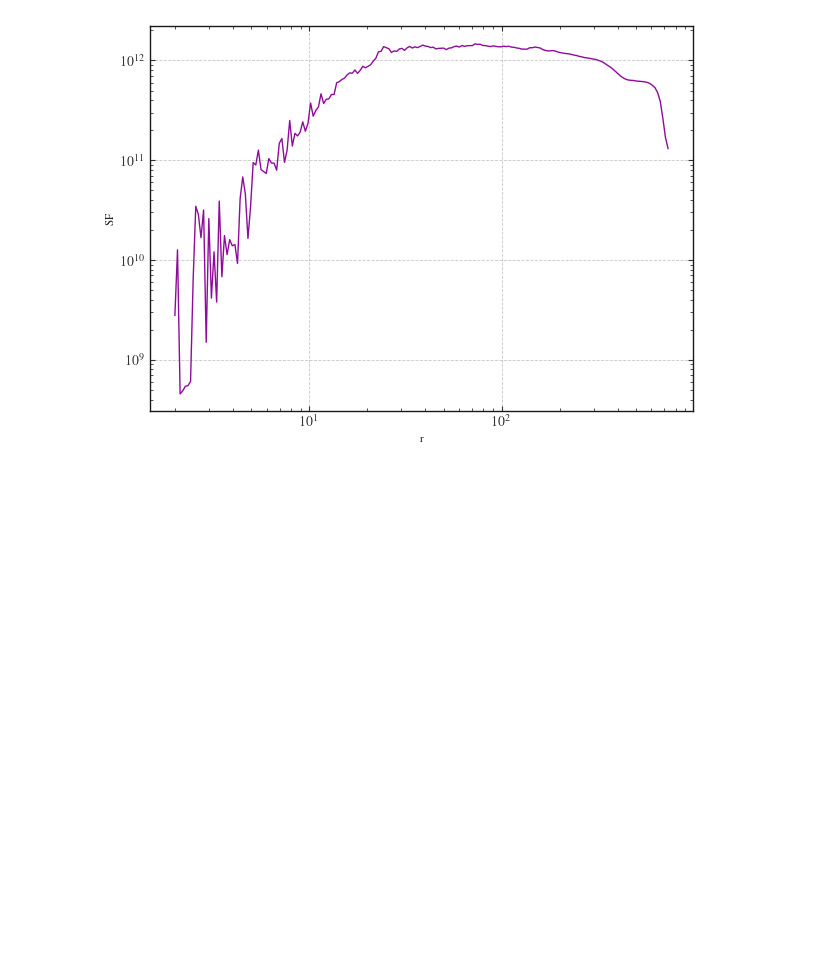
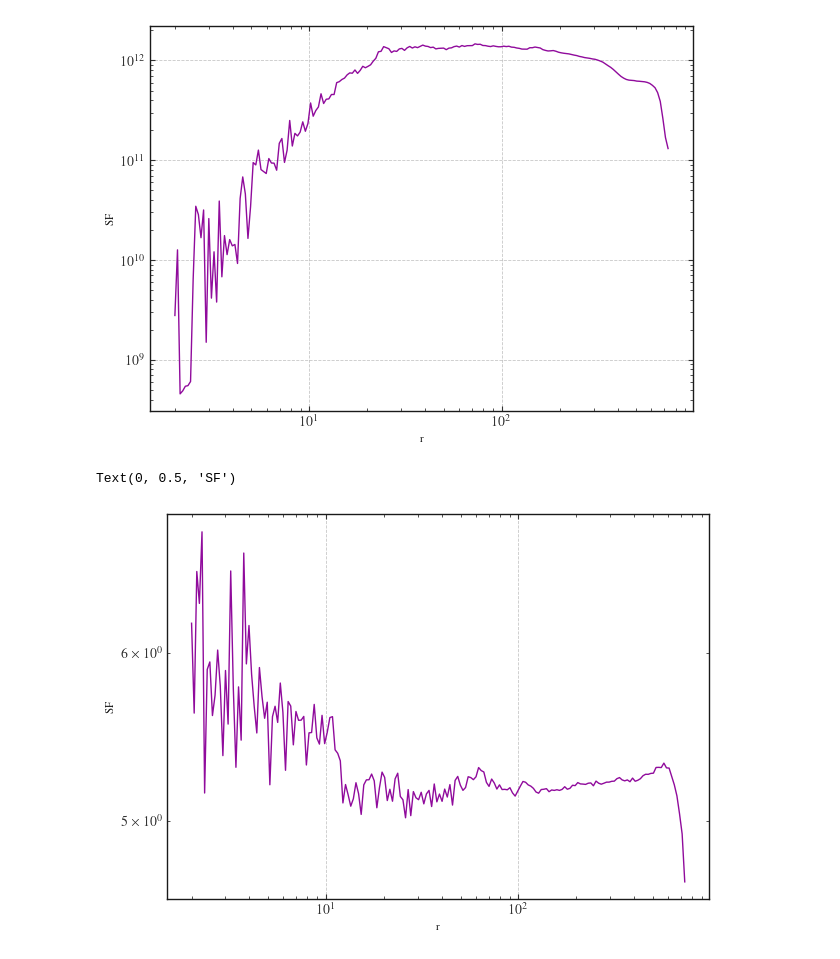
Before and after one commit to thomasarintoul/CASTLE, a Jupyter notebook: test_outputs/output_test.ipynb, the cells around one changed output. Drawn from its saved outputs; the diff is of its cells as text; code cells hidden in the pictures; blank space fills up the shorter version.

```diff
--- a/test_outputs/output_test.ipynb
+++ b/test_outputs/output_test.ipynb
@@ -38,3 +38,12 @@ plt.ylabel('SF')
 # %% [output]
 Text(0, 0.5, 'SF')
 [figure]
+# %%
+plt.plot(bins, vsf / counts, label='TSF')
+plt.xscale('log')
+plt.yscale('log')
+plt.xlabel('r')
+plt.ylabel('SF')
+# %% [output]
+Text(0, 0.5, 'SF')
+[figure, added]
```
Also changed, not shown: parts of 8 cells of this notebook, 5 other files.
